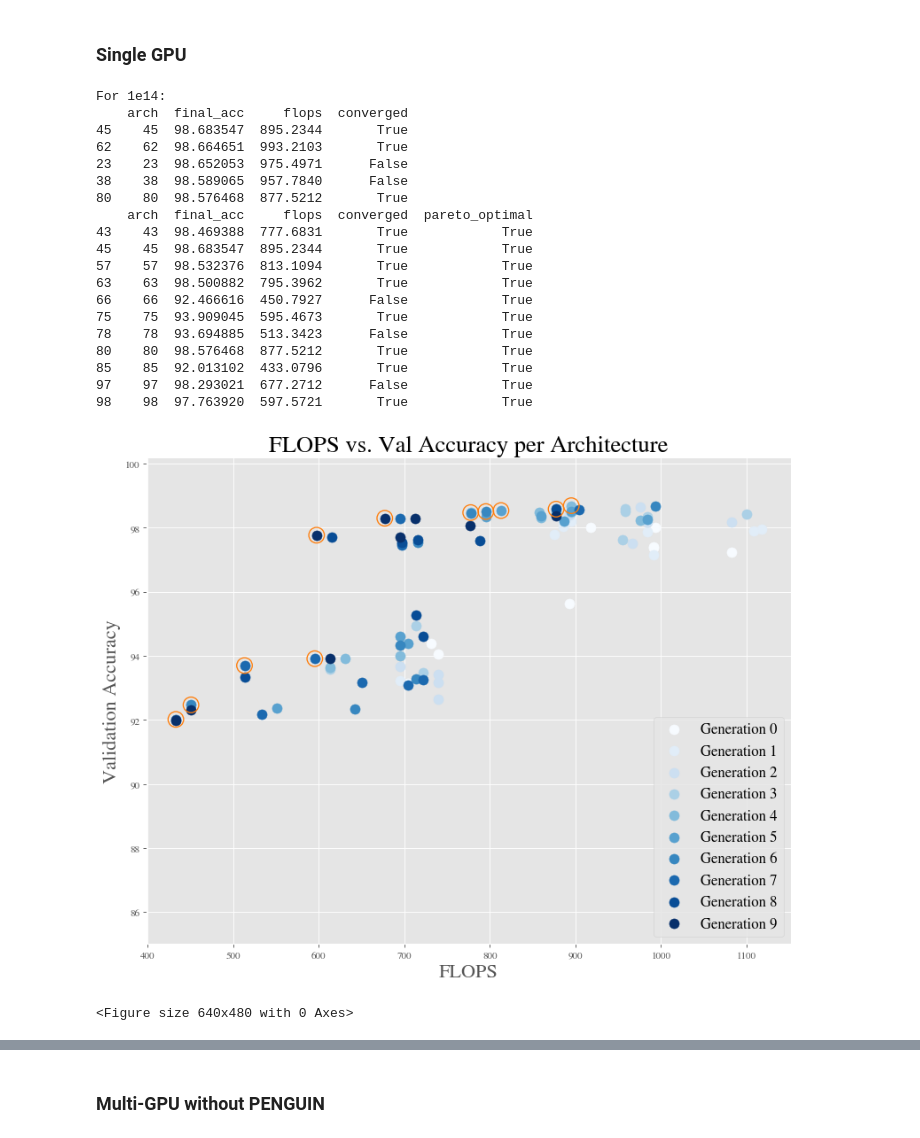
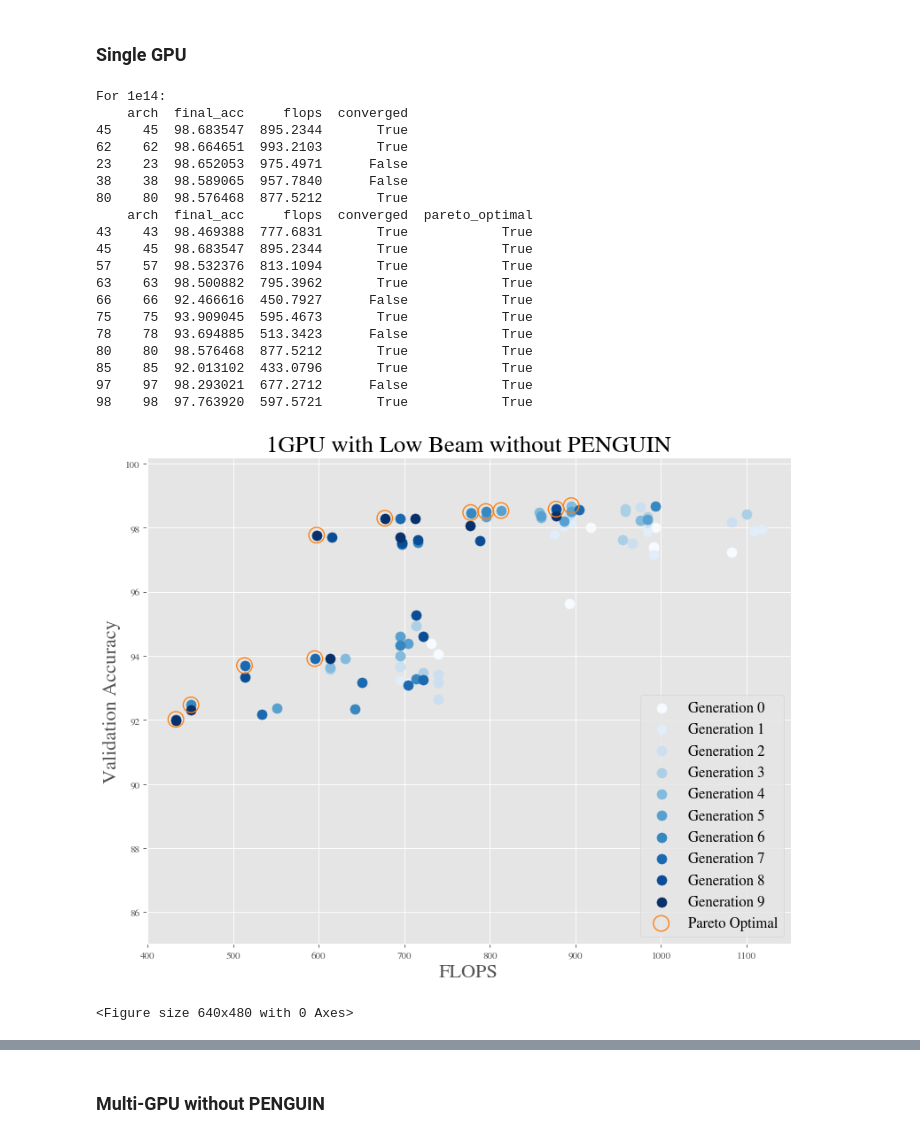
Before and after one commit to TauferLab/Reproducibility_A4NN_ICPP23, a Jupyter notebook: paper_analysis.ipynb, the cells around one changed output, grey strips where cells are left out. Drawn from its saved outputs; the diff is of its cells as text; code cells hidden in the pictures.

Commit message:
added pareto optimal to legend

```diff
--- a/paper_analysis.ipynb
+++ b/paper_analysis.ipynb
@@ -282,7 +282,7 @@ def is_pareto_efficient_simple(unadjusted_costs):
             is_efficient[i] = True  # And keep self
     return is_efficient
 
-def make_graphic(one_line, pareto_optimals):
+def make_graphic(one_line, pareto_optimals, title="FLOPS vs. Val Accuracy per Architecture"):
 
     figure(figsize=(10, 8), dpi=80)
 
@@ -291,7 +291,7 @@ def make_graphic(one_line, pareto_optimals):
 
     plt.xlabel('FLOPS', fontsize=20)
     plt.ylabel('Validation Accuracy', fontsize=20)
-    plt.title("FLOPS vs. Val Accuracy per Architecture", fontsize=24)
+    plt.title(title, fontsize=24)
     plt.ylim(85, 100.2)
 
     cmap = cm.get_cmap('Blues') # .reversed()
@@ -312,7 +312,7 @@ def make_graphic(one_line, pareto_optimals):
 
     accs = pareto_optimals['final_acc'].to_numpy()
     flops = pareto_optimals['flops'].to_numpy()
-    plt.scatter(flops, accs, s=250, marker='o', color='tab:orange', facecolor='None', linewidths=1.2)
+    plt.scatter(flops, accs, s=250, marker='o', color='tab:orange', facecolor='None', linewidths=1.2, label='Pareto Optimal')
 
     plt.legend(loc='lower right', fontsize=15)
 
@@ -331,35 +331,35 @@ one_line = by_arch.apply(one_line_per_arch).sort_values('arch', ascending=True).
 sorted_by_fitness = one_line.sort_values('final_acc', ascending=False).head()
 print(sorted_by_fitness.head())
 
 costs = one_line[['final_acc', 'flops']].to_numpy()
 pareto_optimals = is_pareto_efficient_simple(costs)
 one_line['pareto_optimal'] = pareto_optimals
 pareto_optimal_arches = one_line.loc[one_line['pareto_optimal'] == True]
 print(pareto_optimal_arches)
-plt = make_graphic(one_line, pareto_optimal_arches)
+plt = make_graphic(one_line, pareto_optimal_arches, title='1GPU with Low Beam without PENGUIN')
 plt.show()
 plt.savefig('figures/pareto_1gpu_1e14.png')
 # %% [output]
 For 1e14:
     arch  final_acc     flops  converged
 45    45  98.683547  895.2344       True
 62    62  98.664651  993.2103       True
 23    23  98.652053  975.4971      False
 38    38  98.589065  957.7840      False
 80    80  98.576468  877.5212       True
     arch  final_acc     flops  converged  pareto_optimal
 43    43  98.469388  777.6831       True            True
 45    45  98.683547  895.2344       True            True
 57    57  98.532376  813.1094       True            True
 63    63  98.500882  795.3962       True            True
 66    66  92.466616  450.7927      False            True
 75    75  93.909045  595.4673       True            True
 78    78  93.694885  513.3423      False            True
 80    80  98.576468  877.5212       True            True
 85    85  92.013102  433.0796       True            True
 97    97  98.293021  677.2712      False            True
 98    98  97.763920  597.5721       True            True
-[figure, old version]
+[figure, new version]
 <Figure size 640x480 with 0 Axes>
 # %%
 # 1e15
```
Also changed, not shown: parts of 8 cells of this notebook.
